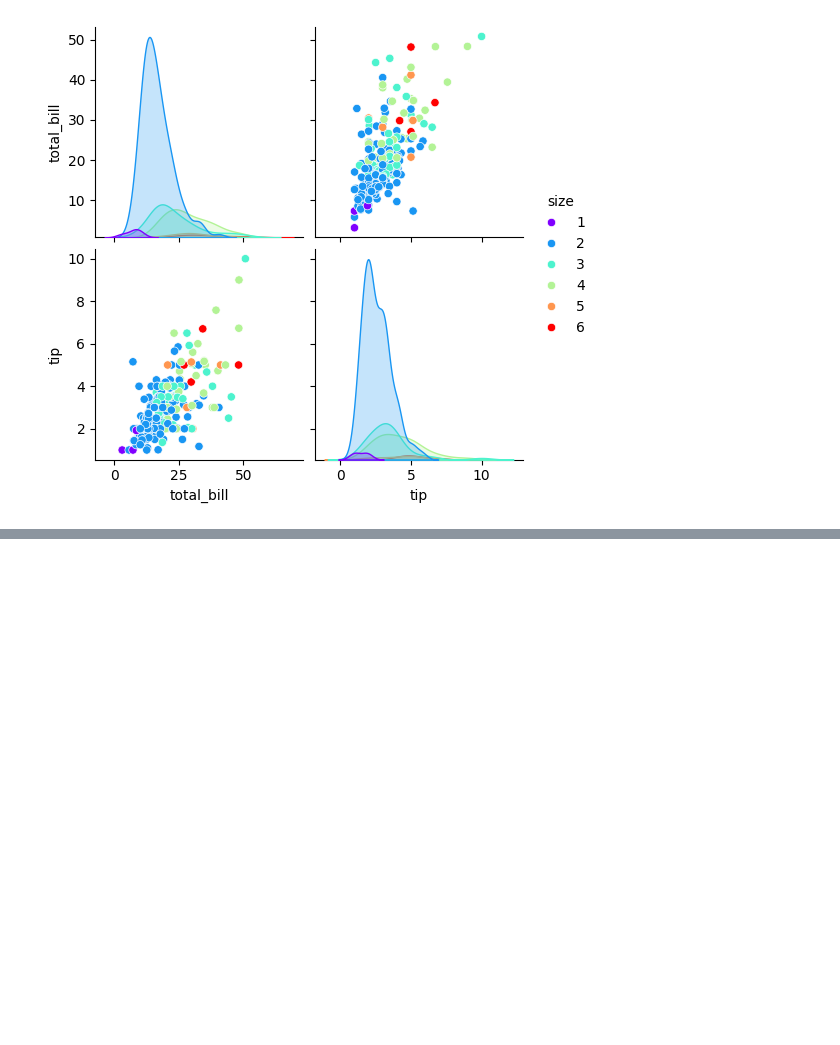
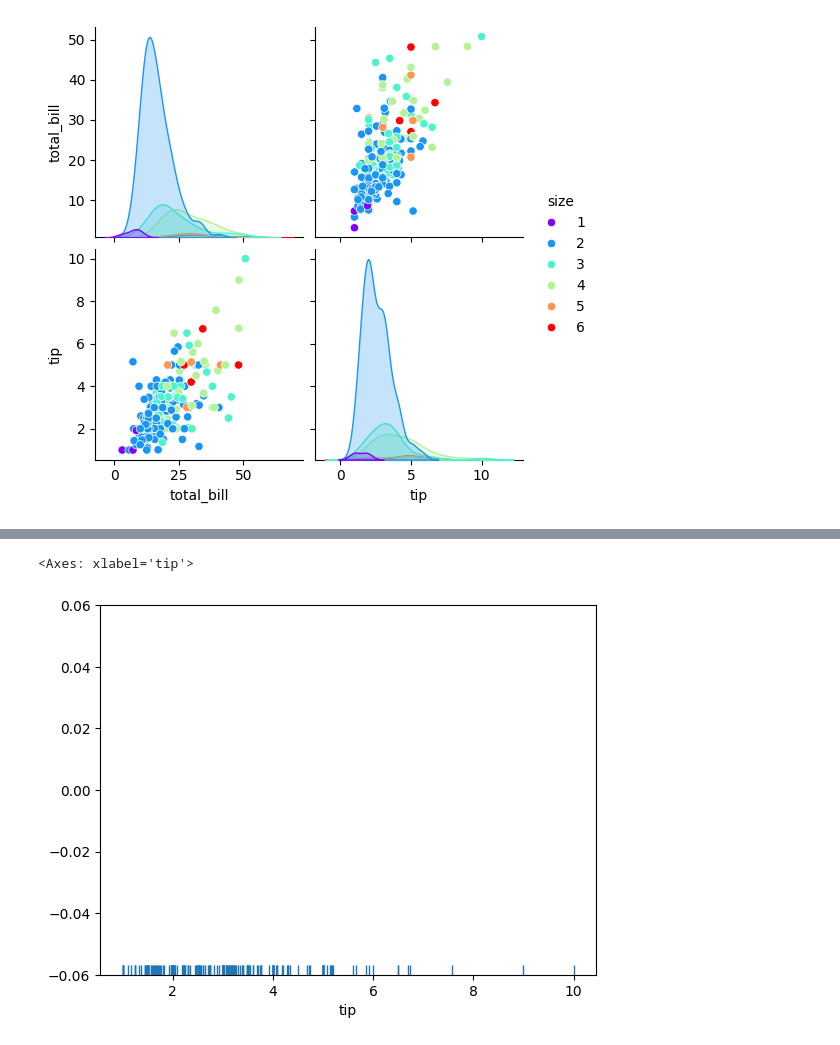
Before and after one commit to vivekCreates/Matplotlib, a Jupyter notebook: distribution_plots.ipynb, the cells around one changed output, grey strips where cells are left out. Drawn from its saved outputs; the diff is of its cells as text; code cells hidden in the pictures; blank space fills up the shorter version.

```diff
--- a/distribution_plots.ipynb
+++ b/distribution_plots.ipynb
@@ -60,0 +68,5 @@ sns.pairplot(df,hue="size",palette="rainbow")
+# %%
+sns.rugplot(df["tip"])
+# %% [output]
+<Axes: xlabel='tip'>
+[figure, added]
```
Also changed, not shown: parts of 2 cells of this notebook.
